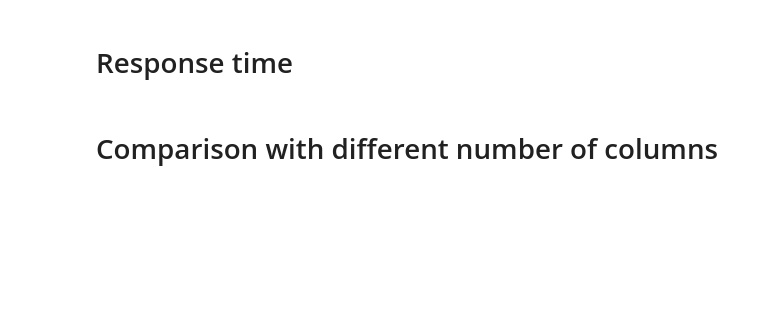
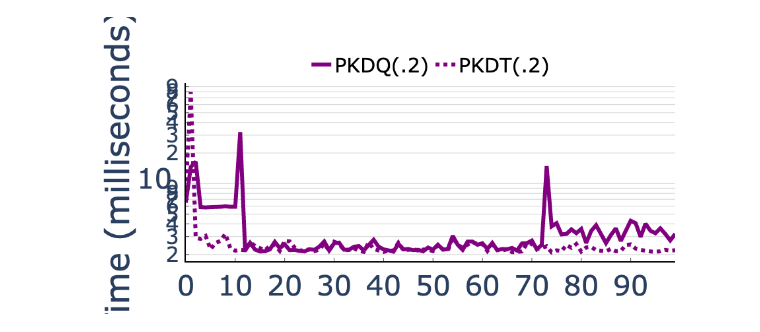
Before and after one commit to pdet/MultidimensionalAdaptiveIndexing, a Jupyter notebook: experiments/cost_model/plots.ipynb, the cells around one changed output. Drawn from its saved outputs; the diff is of its cells as text; code cells hidden in the pictures; blank space fills up the shorter version.

```diff
--- a/experiments/cost_model/plots.ipynb
+++ b/experiments/cost_model/plots.ipynb
@@ -690,2 +507,0 @@ a
-# %% [markdown]
-# Response time
@@ -700,2 +507,0 @@ break_down('Periodic2', ['Quasii', 'CrackingKDTree'], -1)
-# %% [markdown]
-# Comparison with different number of columns
@@ -721,0 +508,4 @@ a
+# %%
+per_query('Uniform8', ['ProgressiveIndexQueryLimit', 'ProgressiveIndexTimeLimit'], 100)
+# %% [output]
+[figure, added]
```
Also changed, not shown: parts of 13 cells of this notebook, 2 other files.
